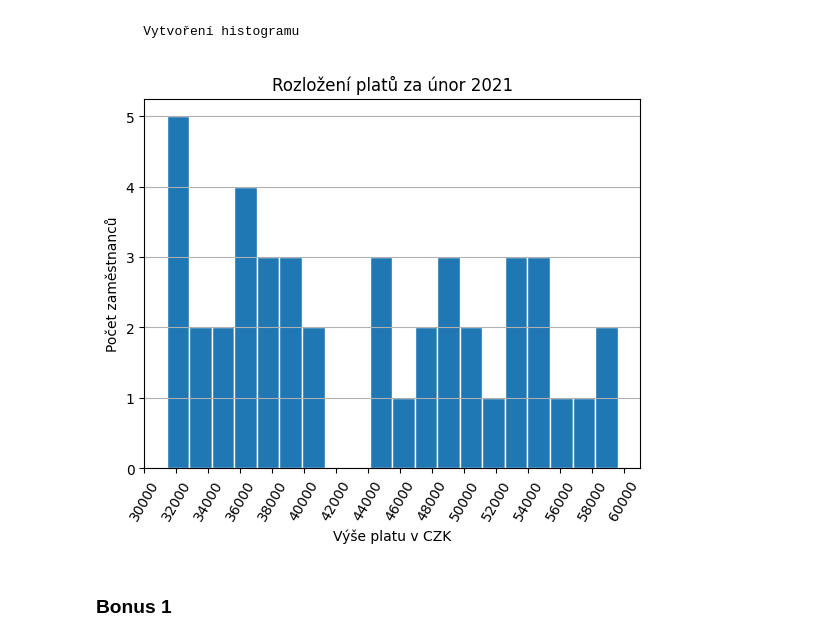
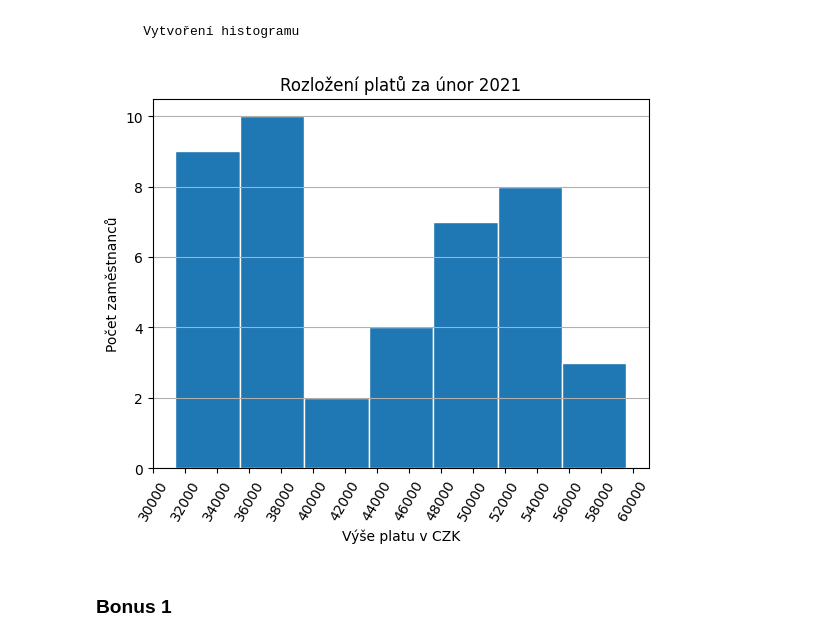
Before and after one commit to KarolinaOpasik/python-czechitas, a Jupyter notebook: ukol_10/ukol_10.ipynb, the cells around one changed output. Saved outputs shown, nothing was run; the diff lists cells and outputs as text; code cells hidden in the pictures.

```diff
--- a/ukol_10/ukol_10.ipynb
+++ b/ukol_10/ukol_10.ipynb
@@ -27,22 +27,22 @@ platy.head()
 # %% [markdown]
         Vytvoření histogramu
 # %%
-platy["plat"].hist(bins=20, edgecolor="white")
+platy["plat"].hist(bins=7, edgecolor="white")
 # omezení mřířky na osu y
 plt.grid(axis='x')
 # přidání nazvu osy x a y
 plt.xlabel("Výše platu v CZK")
 plt.ylabel("Počet zaměstnanců")
 # nastavení nadpisu
 plt.title("Rozložení platů za únor 2021")
 # úprava počtu značek osy x
 plt.xticks(range(30000, 61000, 2000))
 # nastavení značek osy x
 plt.tick_params(axis="x", labelrotation=60)
 
 plt.show()
 # %% [output]
-[figure, old version]
+[figure, new version]
 # %% [markdown]
 ### Bonus 1
 # %% [markdown]
```
Also changed, not shown: parts of 12 cells of this notebook.
